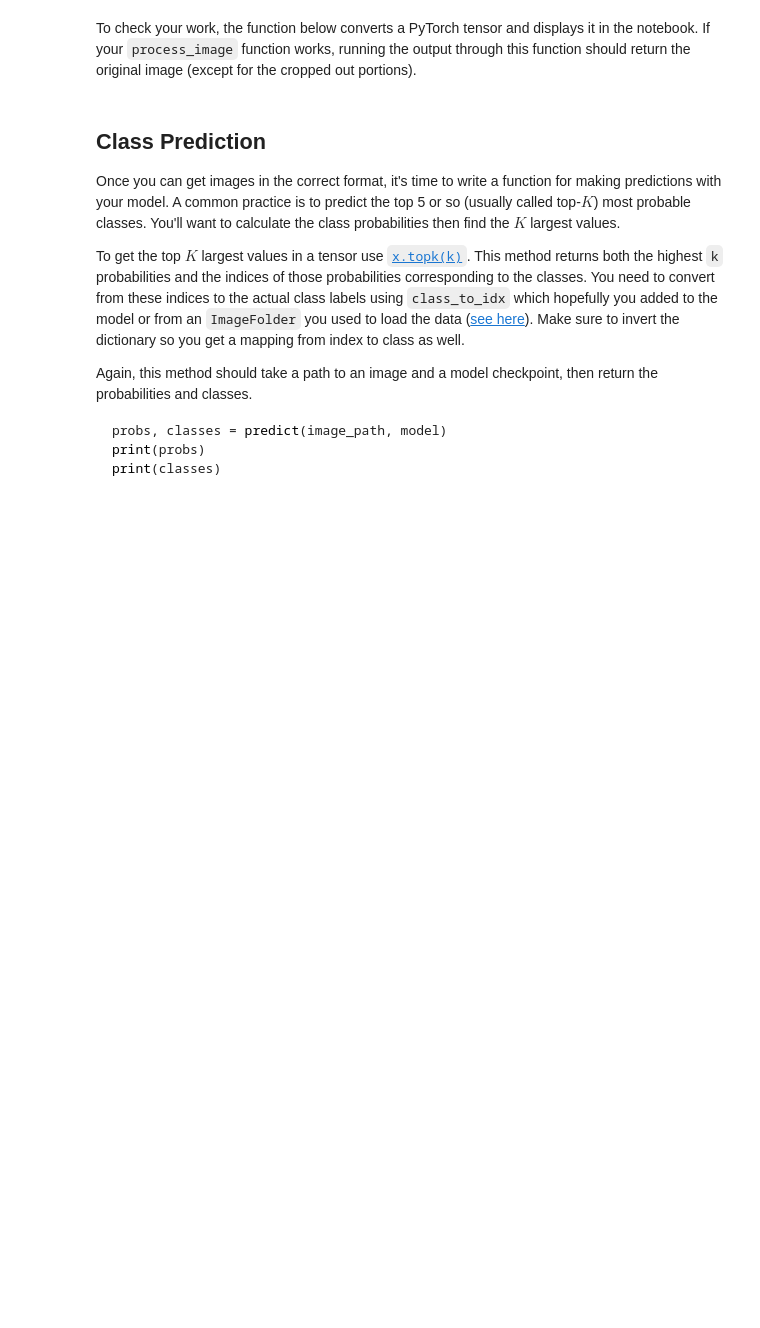
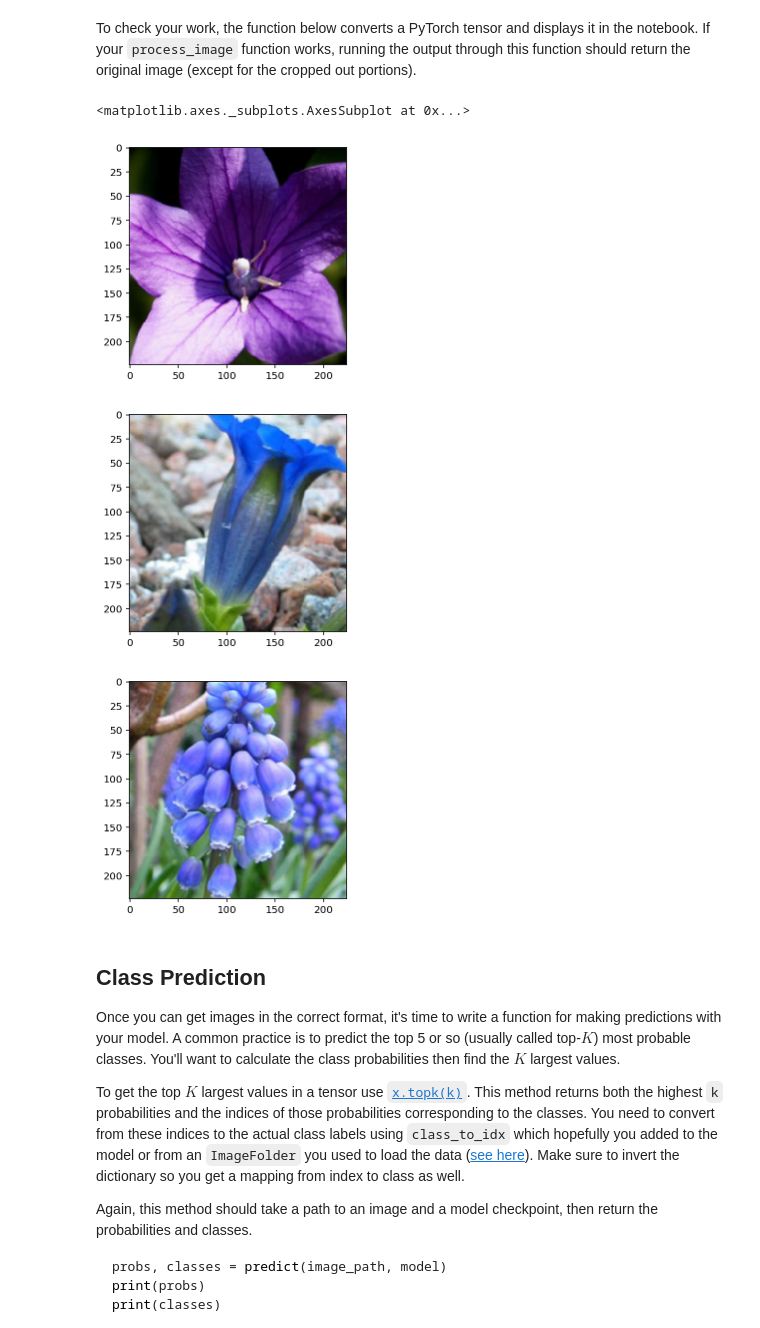
Before and after one commit to jmnickerson05/udacity_image_classifier, a Jupyter notebook: Image Classifier Project.ipynb, the cells around one changed output. Drawn from its saved outputs; the diff is of its cells as text; code cells hidden in the pictures; blank space fills up the shorter version.

```diff
--- a/Image Classifier Project.ipynb
+++ b/Image Classifier Project.ipynb
@@ -360,0 +356,6 @@ At this point it's good to write a function that can load a checkpoint and rebui
+# %%
+%%time
+model = torch.load('checkpoint.pth', ((lambda storage, loc: storage.cuda())
+        if torch.cuda.is_available() else 'cpu'))
+model.eval()
+print(model)
@@ -385,12 +404,17 @@ As before, the network expects the images to be normalized in a specific way. Fo
 
 And finally, PyTorch expects the color channel to be the first dimension but it's the third dimension in the PIL image and Numpy array. You can reorder dimensions using [`ndarray.transpose`](https://docs.scipy.org/doc/numpy-1.13.0/reference/generated/numpy.ndarray.transpose.html). The color channel needs to be first and retain the order of the other two dimensions.
 # %%
-def process_image(image):
+def process_image(image_path):
     ''' Scales, crops, and normalizes a PIL image for a PyTorch model,
         returns an Numpy array
     '''
-
-    # TODO: Process a PIL image for use in a PyTorch model
+    return transforms.Compose([
+            transforms.Resize(255),
+            transforms.CenterCrop(224),
+            transforms.ToTensor(),
+            transforms.Normalize([0.485, 0.456, 0.406],
+                         [0.229, 0.224, 0.225])
+        ])(PIL.Image.open(image_path))
 # %% [markdown]
 To check your work, the function below converts a PyTorch tensor and displays it in the notebook. If your `process_image` function works, running the output through this function should return the original image (except for the cropped out portions).
 # %%
@@ -416,4 +439,13 @@ def imshow(image, ax=None, title=None):
     return ax
+# %%
+imshow(process_image('flowers/test/19/image_06175.jpg'))
+imshow(process_image('flowers/test/28/image_05277.jpg'))
+imshow(process_image('flowers/test/25/image_06593.jpg'))
+# %% [output]
+<matplotlib.axes._subplots.AxesSubplot at 0x...>
+[figure, added]
+[figure, added]
+[figure, added]
 # %% [markdown]
 ## Class Prediction
 
```
Also changed, not shown: parts of 23 cells of this notebook.
